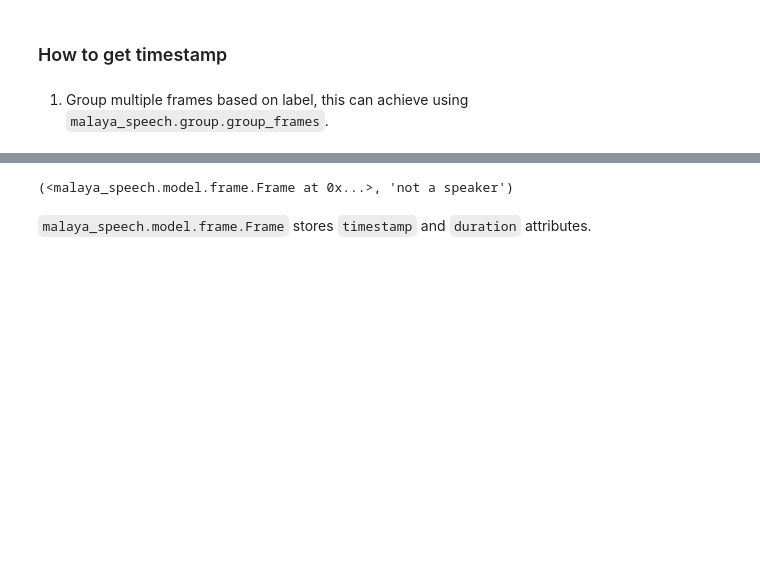
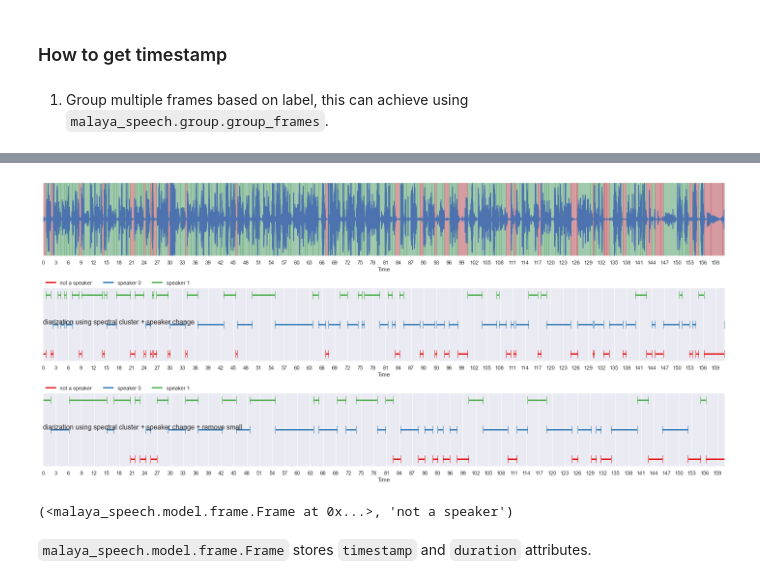
Before and after one commit to abd-almofleh/Style-based-Video-Editor, a Jupyter notebook: src/speaker clustering/final.ipynb, the cells around one changed output, grey strips where cells are left out. Saved outputs shown, nothing was run; the diff lists cells and outputs as text; code cells hidden in the pictures; blank space fills up the shorter version.

```diff
--- a/src/speaker clustering/final.ipynb
+++ b/src/speaker clustering/final.ipynb
@@ -176,3 +176,43 @@ plt.show()
+# %%
+from malaya_speech.model.frame import Frame
+nn = []
+last = None
+result_diarization_sc_speakernet
+for frame,res in result_diarization_sc_speakernet:
+  if last is not None:
+    if last.duration + frame.duration >= 1:
+      nn.append((Frame([*last.array,*frame.array], last.timestamp, last.duration + frame.duration),res))
+      last = None
+    else:
+      last = Frame([*last.array,*frame.array], last.timestamp, last.duration + frame.duration)
+    continue
+  if frame.duration >= 1:
+    nn.append((Frame(frame.array, frame.timestamp, frame.duration),res))
+  else:
+    last = frame
+# %%
+grouped1 = malaya_speech.group.group_frames(nn)
+
+nrows = 3
+fig, ax = plt.subplots(nrows = nrows, ncols = 1)
+fig.set_figwidth(20)
+fig.set_figheight(nrows * 3)
+malaya_speech.extra.visualization.visualize_vad(y, grouped_vad, sr, ax = ax[0])
+malaya_speech.extra.visualization.plot_classification(grouped,
+                                                      'diarization using spectral cluster + speaker change',
+                                                      ax = ax[1],
+                                                     x_text = 0.01, y_text = 0.5)
+malaya_speech.extra.visualization.plot_classification(grouped1,
+                                                      'diarization using spectral cluster + speaker change + remove small',
+                                                      ax = ax[2],
+                                                     x_text = 0.01, y_text = 0.5)
+ax[0].set_xticks(np.arange(0, 160, 3.0))
+ax[1].set_xticks(np.arange(0, 160, 3.0))
+ax[2].set_xticks(np.arange(0, 160, 3.0))
+fig.tight_layout()
+plt.show()
+# %% [output]
+[figure, added]
 # %%
 grouped[0]
 # %% [output]
```
Also changed, not shown: parts of 5 cells of this notebook, 3 other files.
